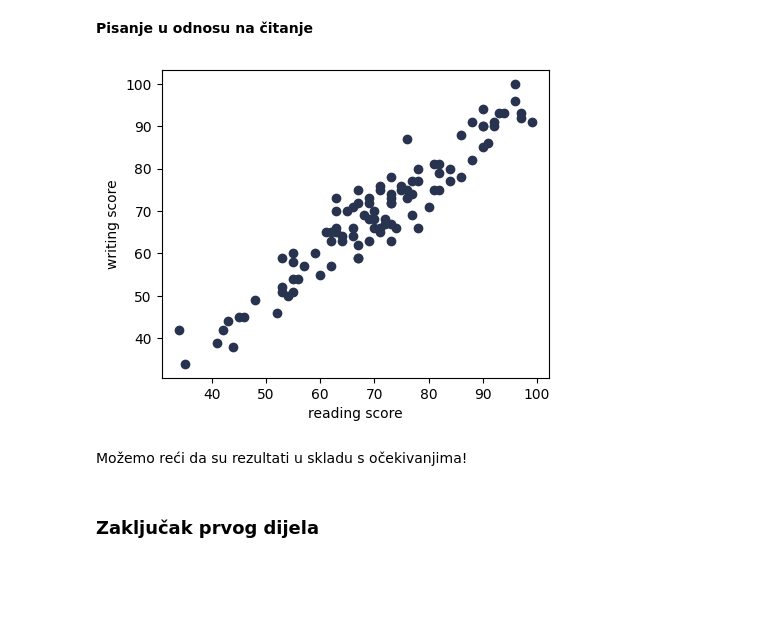
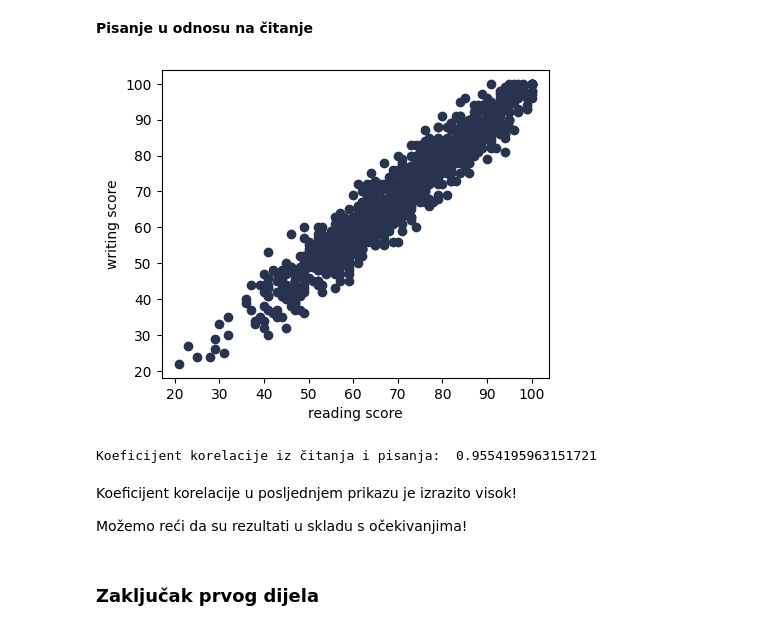
Before and after one commit to kanitakadusic/student-performance-prediction, a Jupyter notebook: colab.ipynb, the cells around one changed output. Saved outputs shown, nothing was run; the diff lists cells and outputs as text; code cells hidden in the pictures; blank space fills up the shorter version.

```diff
--- a/colab.ipynb
+++ b/colab.ipynb
@@ -262,16 +265,22 @@ Iz predstavljenog je sasvim jasno da su zavisnosti linearne, te da su sve tri va
 # %%
 plot.subplots(1, 1, figsize = (5, 4))
 
-reading = dataframe_medium['reading score']
-writing = dataframe_medium['writing score']
+reading = dataframe_large['reading score']
+writing = dataframe_large['writing score']
 
 plot.scatter(reading, writing, color = '#283350')
 plot.xlabel('reading score')
 plot.ylabel('writing score')
 plot.show()
 # %% [output]
-[figure, old version]
+[figure, new version]
+# %%
+print("Koeficijent korelacije iz čitanja i pisanja: ", numpy.corrcoef(reading, writing)[0, 1])
+# %% [output]
+Koeficijent korelacije iz čitanja i pisanja:  0.9554195963151721
 # %% [markdown]
+Koeficijent korelacije u posljednjem prikazu je izrazito visok!
+
 Možemo reći da su rezultati u skladu s očekivanjima!
 # %% [markdown]
 ### Zaključak prvog dijela
```
Also changed, not shown: parts of 65 cells of this notebook.
